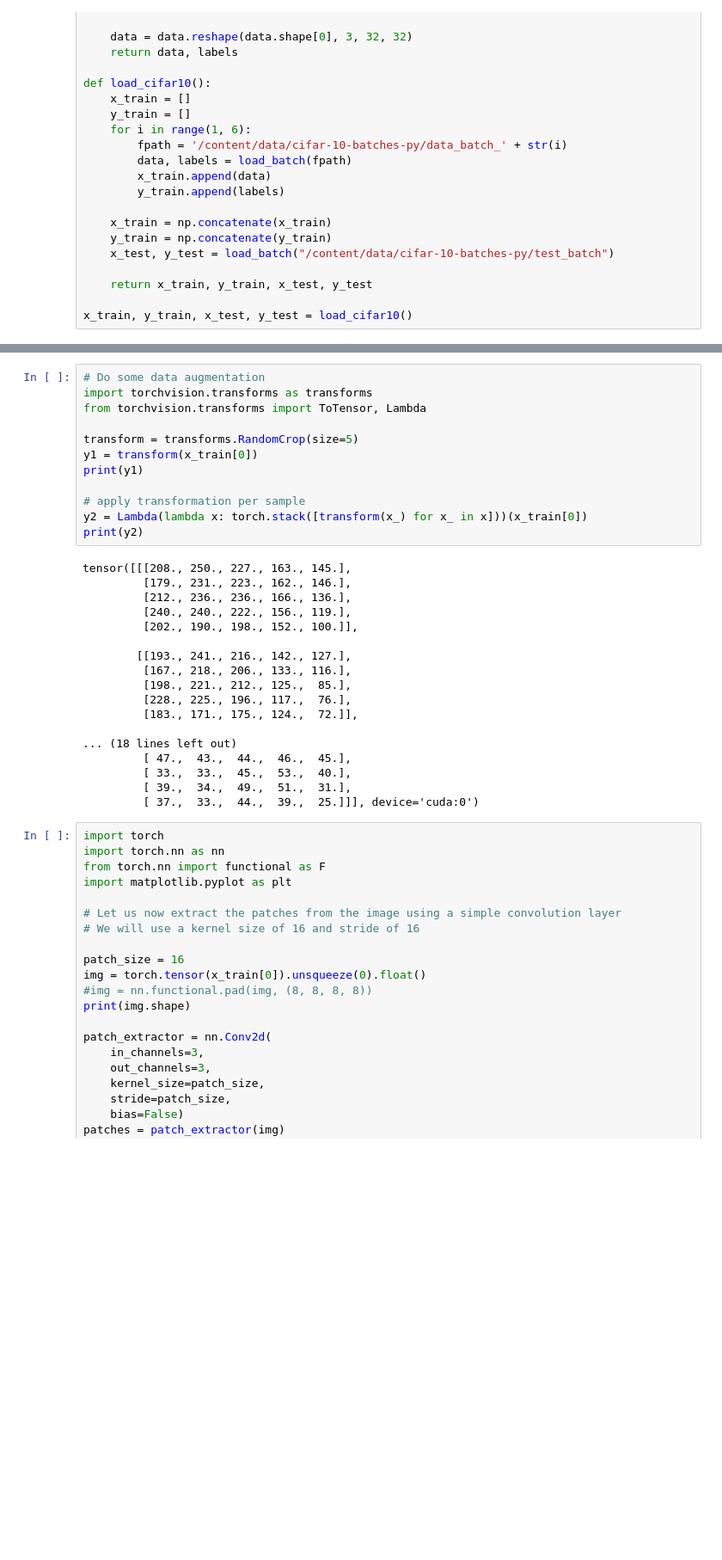
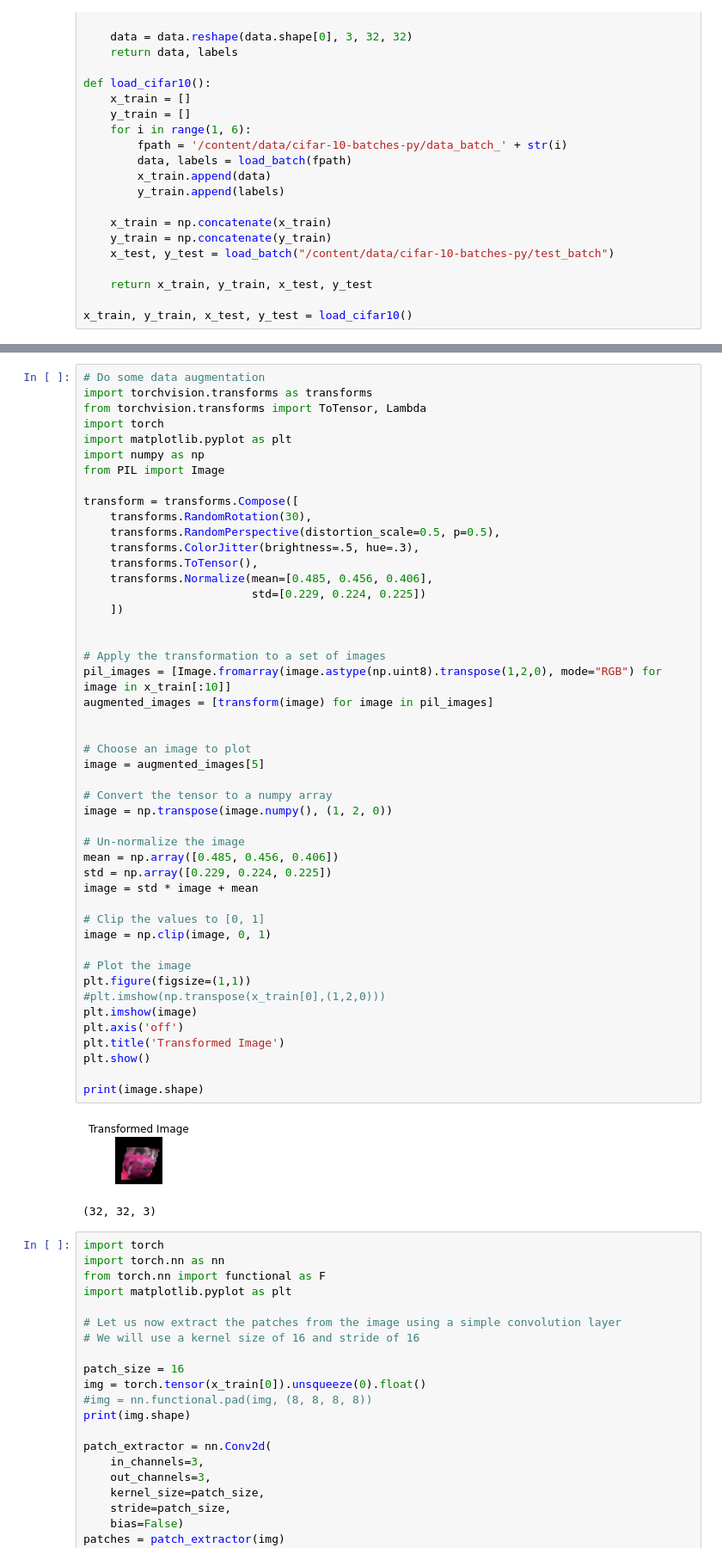
Before and after one commit to swarajnanda2021/ViT_original, a Jupyter notebook: ViT_colab.ipynb, the cells around one changed output, grey strips where cells are left out. Shown at 86% size. Drawn from its saved outputs; the diff is of its cells as text; blank space fills up the shorter version.

Commit message:
updated to include data augmentation

```diff
--- a/ViT_colab.ipynb
+++ b/ViT_colab.ipynb
@@ -58,33 +58,53 @@ torch.Size([50000, 3, 32, 32])
-# %%
-# Do some data augmentation
-import torchvision.transforms as transforms
-from torchvision.transforms import ToTensor, Lambda
-
-transform = transforms.RandomCrop(size=5)
-y1 = transform(x_train[0])
-print(y1)
-
-# apply transformation per sample
-y2 = Lambda(lambda x: torch.stack([transform(x_) for x_ in x]))(x_train[0])
-print(y2)
-# %% [output]
-tensor([[[208., 250., 227., 163., 145.],
-         [179., 231., 223., 162., 146.],
-         [212., 236., 236., 166., 136.],
-         [240., 240., 222., 156., 119.],
-         [202., 190., 198., 152., 100.]],
-
-        [[193., 241., 216., 142., 127.],
-         [167., 218., 206., 133., 116.],
-         [198., 221., 212., 125.,  85.],
-         [228., 225., 196., 117.,  76.],
-         [183., 171., 175., 124.,  72.]],
-
-... (18 lines left out)
-         [ 47.,  43.,  44.,  46.,  45.],
-         [ 33.,  33.,  45.,  53.,  40.],
-         [ 39.,  34.,  49.,  51.,  31.],
-         [ 37.,  33.,  44.,  39.,  25.]]], device='cuda:0')
+# %%
+# Do some data augmentation
+import torchvision.transforms as transforms
+from torchvision.transforms import ToTensor, Lambda
+import torch
+import matplotlib.pyplot as plt
+import numpy as np
+from PIL import Image
+
+transform = transforms.Compose([
+    transforms.RandomRotation(30),
+    transforms.RandomPerspective(distortion_scale=0.5, p=0.5),
+    transforms.ColorJitter(brightness=.5, hue=.3),
+    transforms.ToTensor(),
+    transforms.Normalize(mean=[0.485, 0.456, 0.406],
+                         std=[0.229, 0.224, 0.225])
+    ])
+
+
+# Apply the transformation to a set of images
+pil_images = [Image.fromarray(image.astype(np.uint8).transpose(1,2,0), mode="RGB") for image in x_train[:10]]
+augmented_images = [transform(image) for image in pil_images]
+
+
+# Choose an image to plot
+image = augmented_images[5]
+
+# Convert the tensor to a numpy array
+image = np.transpose(image.numpy(), (1, 2, 0))
+
+# Un-normalize the image
+mean = np.array([0.485, 0.456, 0.406])
+std = np.array([0.229, 0.224, 0.225])
+image = std * image + mean
+
+# Clip the values to [0, 1]
+image = np.clip(image, 0, 1)
+
+# Plot the image
+plt.figure(figsize=(1,1))
+#plt.imshow(np.transpose(x_train[0],(1,2,0)))
+plt.imshow(image)
+plt.axis('off')
+plt.title('Transformed Image')
+plt.show()
+
+print(image.shape)
+# %% [output]
+[figure, added]
+(32, 32, 3)
 # %%
 import torch
 import torch.nn as nn
```
Also changed, not shown: parts of 1 cell of this notebook.
